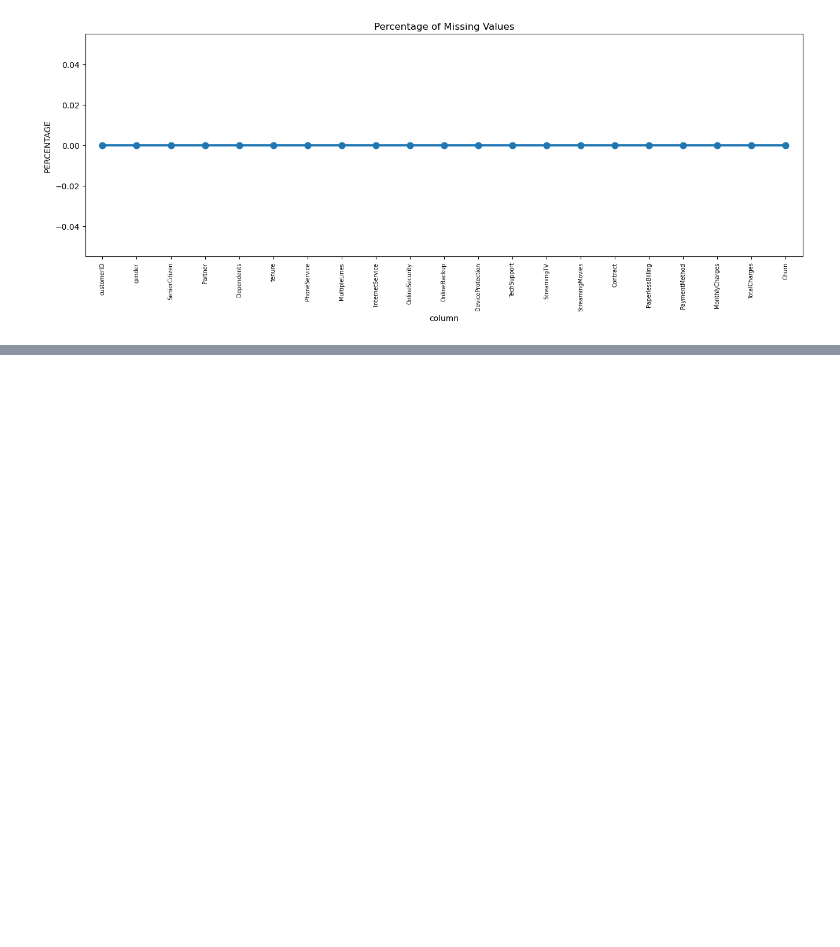
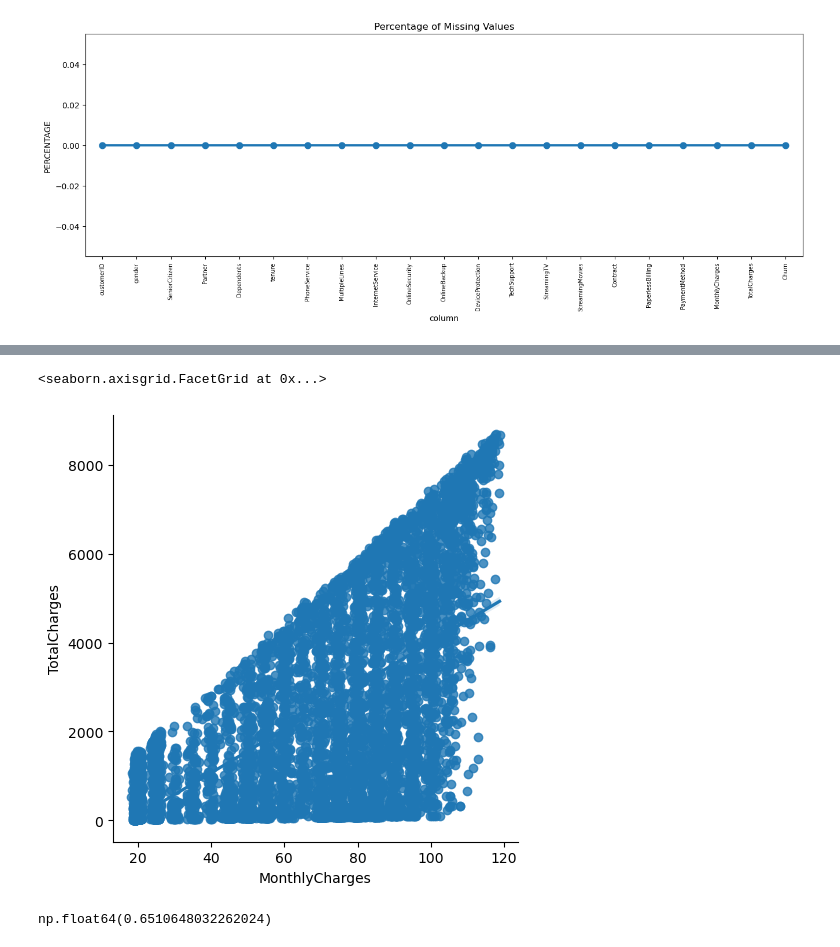
Before and after one commit to Sameen20-bot/Exploratory-Data-Analysis, a Jupyter notebook: DataAnalysis.ipynb, the cells around one changed output, grey strips where cells are left out. Saved outputs shown, nothing was run; the diff lists cells and outputs as text; code cells hidden in the pictures; blank space fills up the shorter version.

```diff
--- a/DataAnalysis.ipynb
+++ b/DataAnalysis.ipynb
@@ -126,0 +268,4 @@ plt.show()
+# %%
+# To do numerical analysis we need to covert to 0 and 1
+
+new_df["Churn"] = np.where(new_df.Churn == 'Yes',1,0)
@@ -126,0 +281,3 @@ plt.show()
+# %%
+new_df_dummies = pd.get_dummies(new_df, dtype = int)
+new_df_dummies.head()
@@ -126,0 +292,9 @@ plt.show()
+# %%
+sns.lmplot(data=new_df_dummies,x='MonthlyCharges',y='TotalCharges')
+# %% [output]
+<seaborn.axisgrid.FacetGrid at 0x...>
+[figure, added]
+# %%
+new_df_dummies.MonthlyCharges.corr(new_df_dummies.TotalCharges)
+# %% [output]
+np.float64(0.6510648032262024)
```
Also changed, not shown: parts of 25 cells of this notebook, 1 other file.
